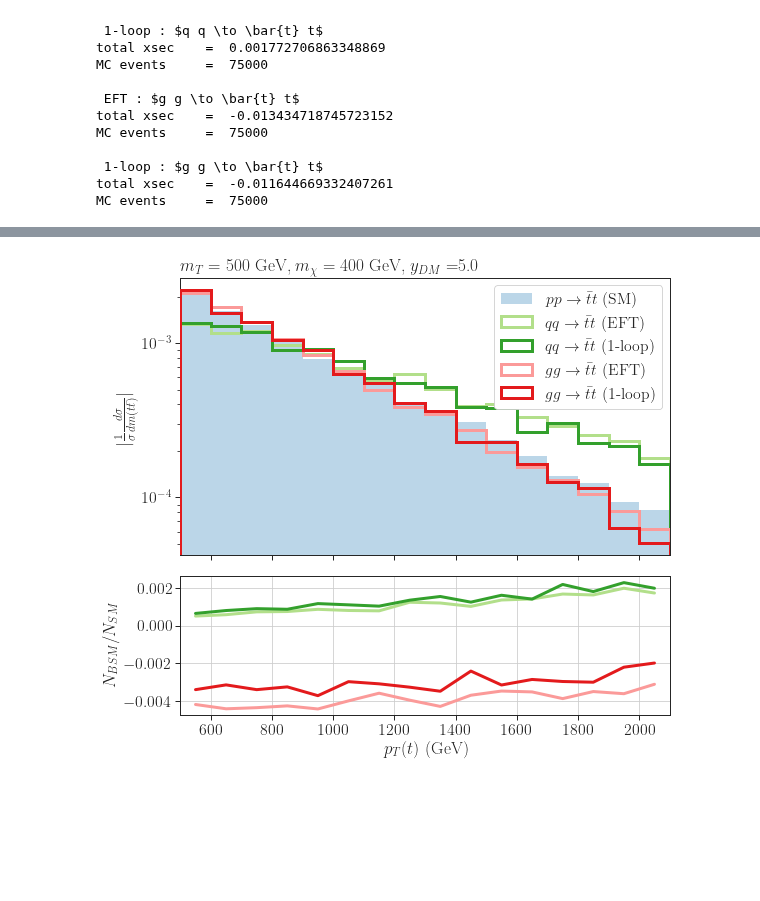
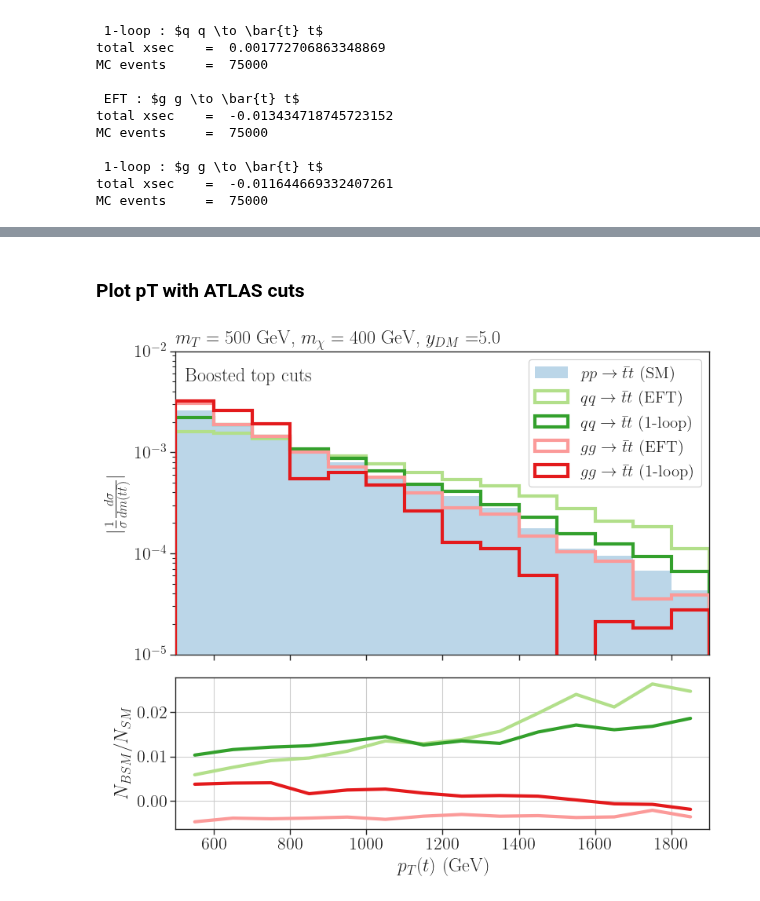
Before and after one commit to andlessa/SMStoEFT, a Jupyter notebook: notebooks/distributions/plots-dists-light.ipynb, the cells around one changed output, grey strips where cells are left out. Drawn from its saved outputs; the diff is of its cells as text; code cells hidden in the pictures; blank space fills up the shorter version.

Commit message:
Updated dist plots

```diff
--- a/notebooks/distributions/plots-dists-light.ipynb
+++ b/notebooks/distributions/plots-dists-light.ipynb
@@ -88,0 +92,9 @@ for f in selectedFiles:
+# %%
+
+dists = {f : getDistributions(f) for f in selectedFiles}
+# Randomly choose one of the momenta to use as the hadronic top pT
+for f in dists:
+    dists[f]['pTh'] = []
+    for i,pt1 in enumerate(dists[f]['pT1']):
+        pt2 =dists[f]['pT2'][i]
+        dists[f]['pTh'].append(random.choice([pt1,pt2]))
@@ -89,3 +103,2 @@ for f in selectedFiles:
 # %%
-
-dists = {f : getDistributions(f) for f in selectedFiles}
+distsATLAS = {f : getATLASdistributions(f) for f in selectedFiles}
@@ -237,7 +234,9 @@ plt.show()
+# %% [markdown]
+### Plot pT with ATLAS cuts
 # %%
 _, axarr = plt.subplots(2,sharex=True, gridspec_kw = {'height_ratios':[2, 1]},figsize=(8,8))
 plt.subplots_adjust(left=0.12, bottom=0.12, right=0.97, top=None, wspace=None, hspace=0.1)
-bins = np.arange(500.,2200.,100.)
+bins = np.arange(500.,2000.,100.)
 # bins = np.array([ 355.,  381.,  420.,  478.,  549.,  633.,  720.,  836., 2000.])
 
 labels = []
@@ -246,7 +245,7 @@ hists = []
 histsErr = []
 c = []
 ks = []
-for f in dists:
+for f in distsATLAS:
     process = fileData[f]['process']
     model = fileData[f]['model']
     mST,mChi,mT,_ = fileData[f]['(mST,mChi,mT,yDM)']
@@ -257,10 +256,10 @@ for f in dists:
     labels.append(label)
     c.append(colors[f])
     ks.append(kscale)
-    h,_ = np.histogram(dists[f]['pT1'],bins=bins,weights=kscale*dists[f]['weights'])
+    h,_ = np.histogram(distsATLAS[f]['pTh'],bins=bins,weights=kscale*distsATLAS[f]['weights'])
     hists.append(h)
     #Compute MC error
-    hErr,_ = np.histogram(dists[f]['pT1'],bins=bins,weights=(kscale*dists[f]['weights'])**2)
+    hErr,_ = np.histogram(distsATLAS[f]['pTh'],bins=bins,weights=(kscale*distsATLAS[f]['weights'])**2)
     hErr = np.sqrt(hErr)
     histsErr.append(hErr)
 
@@ -284,64 +283,34 @@ for i,h in enumerate(hists):
                   linewidth=3,fill=False,zorder=i,linestyle='solid')
 
 
     # Compute ratio (keeping negative and positive values)
     ratio = np.divide(h, hSM, out=np.zeros_like(h),where=hSM != 0)
     x = (bins[:-1]+bins[1:])/2.0
     y = ratio
     axarr[1].plot(x,y,linewidth=3.0,linestyle='solid',
                           label=label,c=c[i])
-    # Split curves into positive and negative segments
-    # xy = np.array(list(zip(x,y)))
-    # for xySplit in np.split(xy,np.where(y[:-1]/y[1:]<0)[0]+1):
-    #     if xySplit[0,1] < 0: # negative values
-    #         ls = 'dashed'
-    #         # label = pmodels[i]+r' ($<0$)'
-    #         label = None
-    #     else:
-    #         ls = 'solid'
-    #         # label = pmodels[i]+r' ($>0$)'
-    #         label = None
 
-    #     if label not in labelsTrack:
-    #         labelsTrack.append(label)
-    #     else:
-    #         label = None
-    #     axarr[1].plot(xySplit[:,0],np.abs(xySplit[:,1]),linewidth=3.0,linestyle=ls,
-    #                       label=label,c=c[i])
-
-hEFT = sum([hh for i,hh in enumerate(hists) if 'EFT' in labels[i]])
-hLoop = sum([hh for i,hh in enumerate(hists) if 'loop' in labels[i]])
-ratioEFT = np.divide(hEFT, hSM, out=np.zeros_like(h),where=hSM != 0)
-ratioLoop = np.divide(hLoop, hSM, out=np.zeros_like(h),where=hSM != 0)
-# Total curve
-# axarr[1].plot(bins[:-1],ratioEFT,linewidth=3.0,linestyle='solid',alpha=0.5,
-                        #   label=label,c='gray')
-# axarr[1].plot(bins[:-1],ratioLoop,linewidth=3.0,linestyle='solid',
-                        #   label=label,c='gray')
-
-
-axarr[1].plot([],[],label=r'$\mathrm{Re}(\mathcal{M}_{\rm SM}^* \mathcal{M}_{\rm BSM}) > 0$',linewidth=3.0,linestyle='solid',c='black')
-axarr[1].plot([],[],label=r'$\mathrm{Re}(\mathcal{M}_{\rm SM}^* \mathcal{M}_{\rm BSM}) < 0$',linewidth=3.0,linestyle='dashed',c='black')
 
 
 axarr[0].set_yscale('log')
-# axarr[0].set_ylim(1e-4,500)
+axarr[0].set_ylim(1e-5,1e-2)
 # axarr[0].set_xticks(np.arange(0.,bins.max(),500))
 axarr[0].set_xlim(bins.min(),bins.max())
 axarr[1].set_xlabel(r'$p_T(t)$ (GeV)')
 axarr[0].set_ylabel(r'$|\frac{1}{\sigma}\frac{d \sigma}{d m(t\bar{t})}|$')
 axarr[1].set_ylabel(r'$N_{BSM}/N_{SM}$')
 # axarr[1].set_ylim(-0.005,0.002)
 # axarr[1].set_yscale('log')
 # axarr[0].grid()
 axarr[1].grid()
 
 
-axarr[0].legend(framealpha=1.0,loc='upper right')
+axarr[0].legend(framealpha=1.0,loc='upper right',fontsize=15)
 # axarr[1].legend(framealpha=1.0,loc='upper left')
 axarr[0].set_title(r'$m_{T} = %1.0f$ GeV, $m_{\chi} = %1.0f$ GeV, $y_{DM} = $%1.1f' %(mST,mChi,yDM),
                    loc='left')
+axarr[0].text(x=1.05*bins.min(),y=5e-3,s='Boosted top cuts')
 plt.savefig('pTt_mST%i_mChi%i_yDM_%i.png' %(int(mST),int(mChi),int(yDM)))
 plt.show()
 # %% [output]
-[figure, old version]
+[figure, new version]
```
Also changed, not shown: parts of 6 cells of this notebook, 2 other files.
